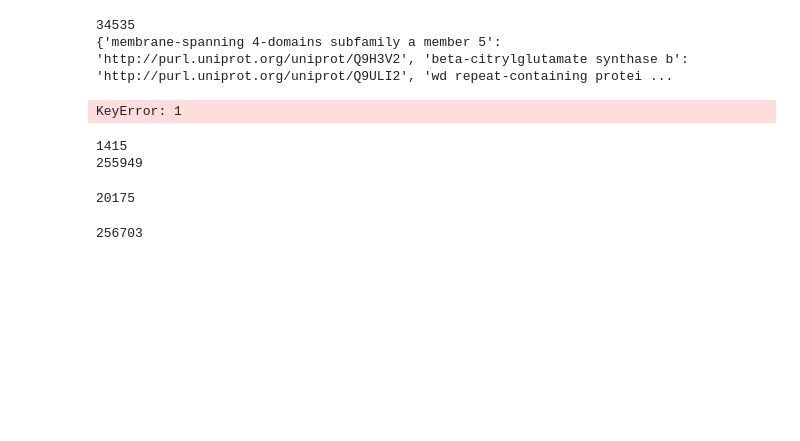
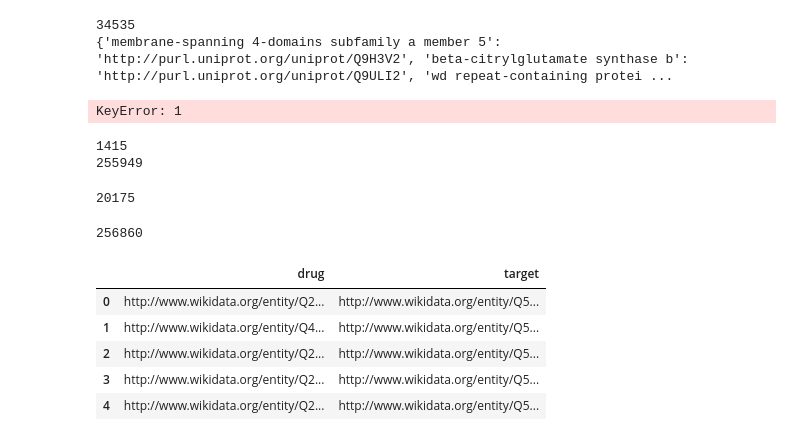
Before and after one commit to sebotic/wikidata_notebooks, a Jupyter notebook: Cheng et al.ipynb, the cells around one changed output. Drawn from its saved outputs; the diff is of its cells as text; code cells hidden in the pictures; blank space fills up the shorter version.

```diff
--- a/Cheng et al.ipynb
+++ b/Cheng et al.ipynb
@@ -241,8 +241,8 @@ def generate_gene_protein_map():
 
     id_map = {}
     for x in results['results']['bindings']:
-        if x['c']['value'] in id_map:
-            id_map[x['c']['value']].add(x['protein']['value'])
+        if x['entrez']['value'] in id_map:
+            id_map[x['entrez']['value']].add(x['protein']['value'])
         else:
             id_map.update({x['entrez']['value']: {x['protein']['value']}})
 
@@ -282,4 +282,19 @@ for ff in files:
 
 print(len(alternative_drug_target_list))
 # %% [output]
-256703
+256860
+# %%
+tmp_list = []
+for x in alternative_drug_target_list:
+    tmp_list.append([x['drug_qid'], x['target_qid']])
+
+drug_target_table = pd.DataFrame(tmp_list, columns=['drug', 'target'])
+
+drug_target_table.head()
+# %% [output]
+|  | drug | target |
+| 0 | http://www.wikidata.org/entity/Q2... | http://www.wikidata.org/entity/Q5... |
+| 1 | http://www.wikidata.org/entity/Q4... | http://www.wikidata.org/entity/Q5... |
+| 2 | http://www.wikidata.org/entity/Q2... | http://www.wikidata.org/entity/Q5... |
+| 3 | http://www.wikidata.org/entity/Q2... | http://www.wikidata.org/entity/Q5... |
+| 4 | http://www.wikidata.org/entity/Q2... | http://www.wikidata.org/entity/Q5... |
```
Also changed, not shown: parts of 1 cell of this notebook.
